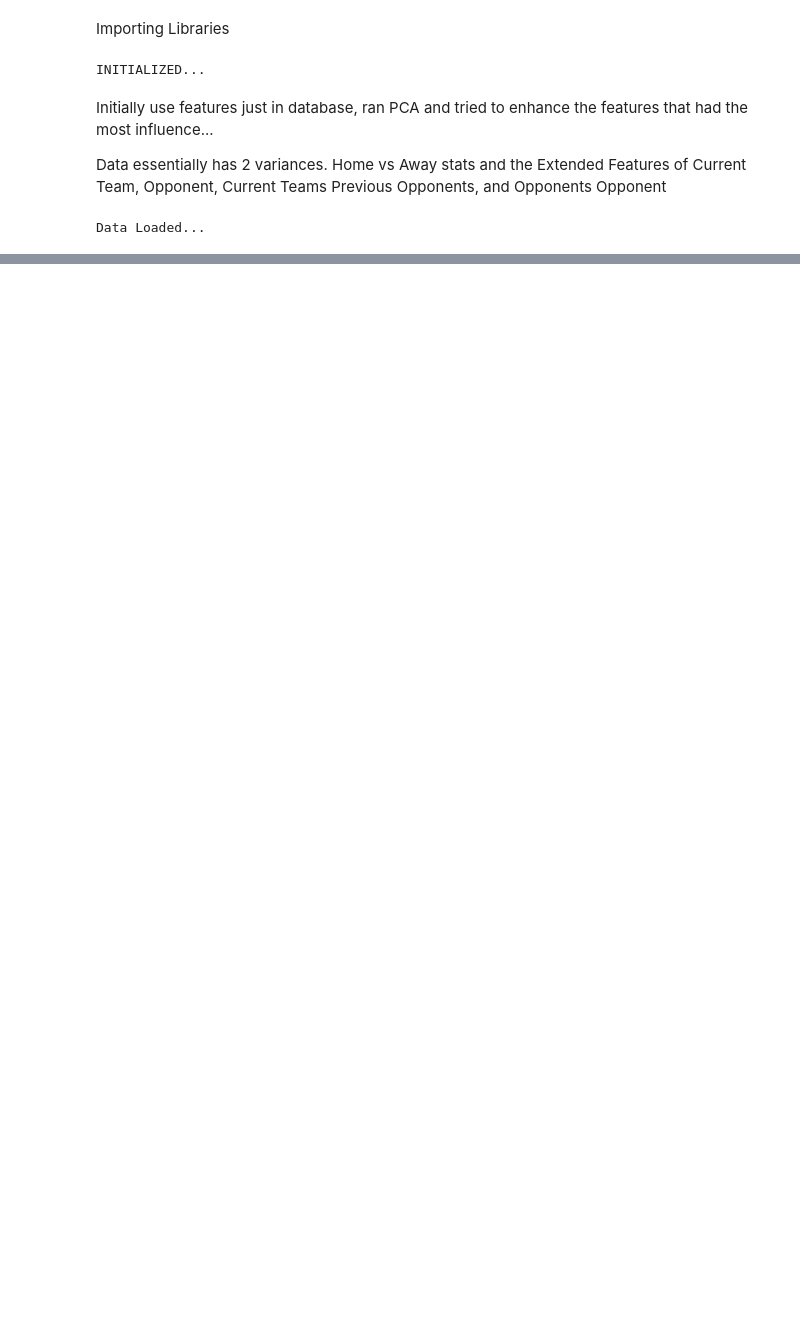
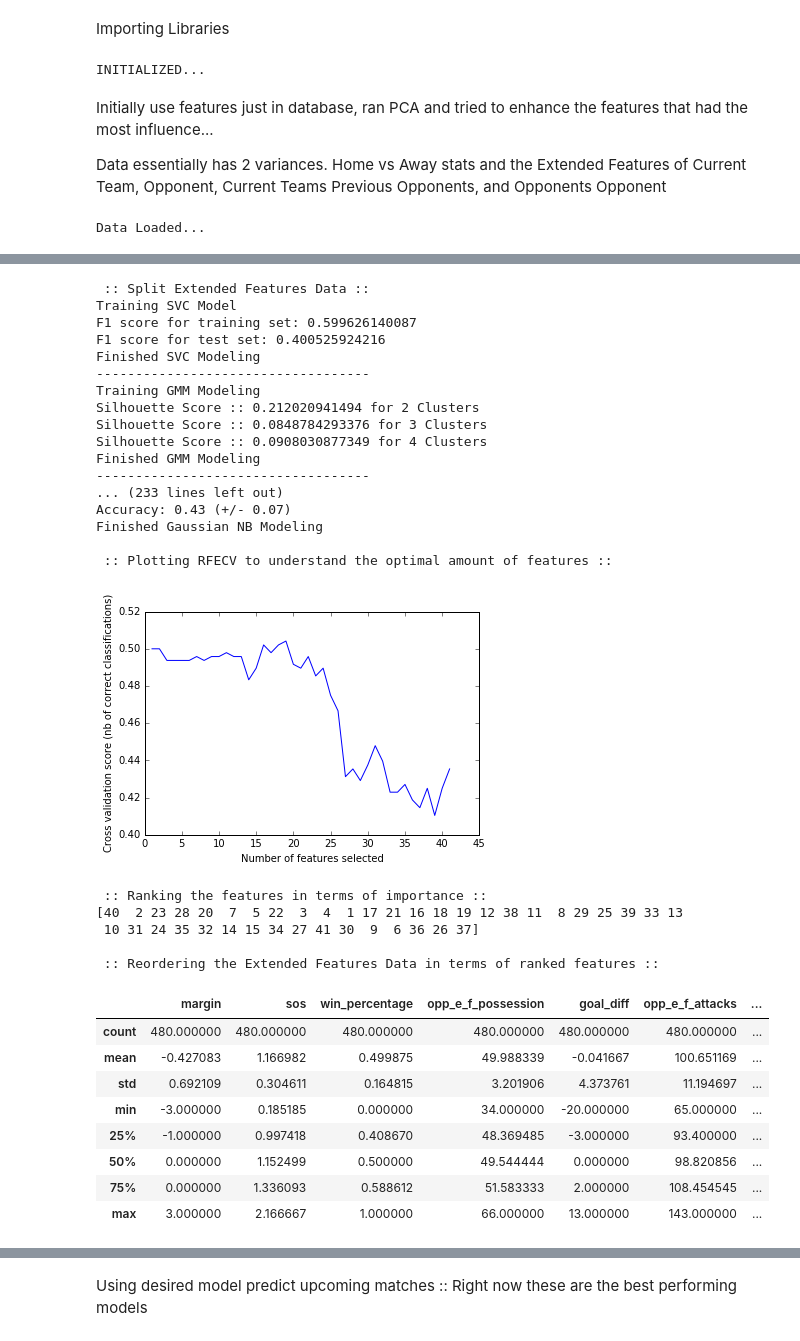
Before and after one commit to dchilders21/stats, a Jupyter notebook: src/stats/stats.ipynb, the cells around one changed output, grey strips where cells are left out. Saved outputs shown, nothing was run; the diff lists cells and outputs as text; code cells hidden in the pictures; blank space fills up the shorter version.

```diff
--- a/src/stats/stats.ipynb
+++ b/src/stats/stats.ipynb
@@ -124,0 +410,68 @@ Find all matches
+# %%
+# ef = extended features
+ef_data = model_libs._clone_and_drop(raw_data, ignore_cols)
+ef_data = ef_data.drop(home_cols + away_cols, axis=1)
+
+ef_X, ef_y = split_target(ef_data)
+print('\n :: Split Extended Features Data :: ')
+svc, gmm, knn, gnb = train_models(round_number, ef_X, ef_y)
+print('\n :: Train Tuned Models on Extended Features Data - This will take awhile... :: ')
+train_tuned_models(round_number, ef_X, ef_y)
+print('\n :: Plotting RFECV to understand the optimal amount of features :: ')
+plot_RFECV(ef_X, ef_y)
+print('\n :: Ranking the features in terms of importance :: ')
+ef_rankings = create_RFE(ef_X, ef_y)
+print('\n :: Reordering the Extended Features Data in terms of ranked features :: ')
+ef_ranked_X = reorder_features(ha_rankings, ef_X)
+print('\n :: Training new ranked data and eliminating some features :: ')
+train_ranked_models(ef_ranked_X, ef_y)
+print('\n :: Plotting PCA to cut down on dimensions :: ')
+ef_pca = plot_PCA(ef_ranked_X.iloc[:, 1:23])
+print('\n :: Apply the PCA so we can use fewer dimensions :: ')
+pca_data = apply_PCA(ef_pca, ef_ranked_X.iloc[:, 1:23])
+print('\n :: Train models based on PCA Data :: ')
+svc, gmm, knn, gnb = train_models(round_number, pca_data, raw_y)
+print('\n :: Removing Ties on Raw Data :: ')
+X, y = remove_ties(raw_data)
+print('\n :: Run Training on Removing Ties from the Raw Data :: ')
+svc, gmm, knn, gnb = train_models(round_number, X, y)
+print('\n :: Joined the target value back to Ranked X :: ')
+ef_ranked_data = ef_ranked_X.join(ef_y)
+print('\n :: Removing Ties from the Ranked Features Data :: ')
+ef_tieless_X, ef_tieless_y = remove_ties(ef_ranked_data)
+print('\n :: Training and then comparing Ranked Features against the Raw Data with Ties removed :: ')
+svc, gmm, knn, gnb = train_models(round_number, ef_tieless_X.iloc[:, 1:16], ef_tieless_y)
+print('\n :: Finished with Extended Features :: ')
+# %% [output]
+ :: Split Extended Features Data ::
+Training SVC Model
+F1 score for training set: 0.599626140087
+F1 score for test set: 0.400525924216
+Finished SVC Modeling
+-----------------------------------
+Training GMM Modeling
+Silhouette Score :: 0.212020941494 for 2 Clusters
+Silhouette Score :: 0.0848784293376 for 3 Clusters
+Silhouette Score :: 0.0908030877349 for 4 Clusters
+Finished GMM Modeling
+-----------------------------------
+... (233 lines left out)
+Accuracy: 0.43 (+/- 0.07)
+Finished Gaussian NB Modeling
+
+ :: Plotting RFECV to understand the optimal amount of features ::
+[figure, added]
+ :: Ranking the features in terms of importance ::
+[40  2 23 28 20  7  5 22  3  4  1 17 21 16 18 19 12 38 11  8 29 25 39 33 13
+ 10 31 24 35 32 14 15 34 27 41 30  9  6 36 26 37]
+
+ :: Reordering the Extended Features Data in terms of ranked features ::
+|  | margin | sos | win_percentage | opp_e_f_possession | goal_diff | opp_e_f_attacks | ... |
+| count | 480.000000 | 480.000000 | 480.000000 | 480.000000 | 480.000000 | 480.000000 | ... |
+| mean | -0.427083 | 1.166982 | 0.499875 | 49.988339 | -0.041667 | 100.651169 | ... |
+| std | 0.692109 | 0.304611 | 0.164815 | 3.201906 | 4.373761 | 11.194697 | ... |
+| min | -3.000000 | 0.185185 | 0.000000 | 34.000000 | -20.000000 | 65.000000 | ... |
+| 25% | -1.000000 | 0.997418 | 0.408670 | 48.369485 | -3.000000 | 93.400000 | ... |
+| 50% | 0.000000 | 1.152499 | 0.500000 | 49.544444 | 0.000000 | 98.820856 | ... |
+| 75% | 0.000000 | 1.336093 | 0.588612 | 51.583333 | 2.000000 | 108.454545 | ... |
+| max | 3.000000 | 2.166667 | 1.000000 | 66.000000 | 13.000000 | 143.000000 | ... |
@@ -124,0 +533,2 @@ Find all matches
+# %% [markdown]
+Using desired model predict upcoming matches :: Right now these are the best performing models
```
Also changed, not shown: parts of 54 cells of this notebook, 36 other files.
